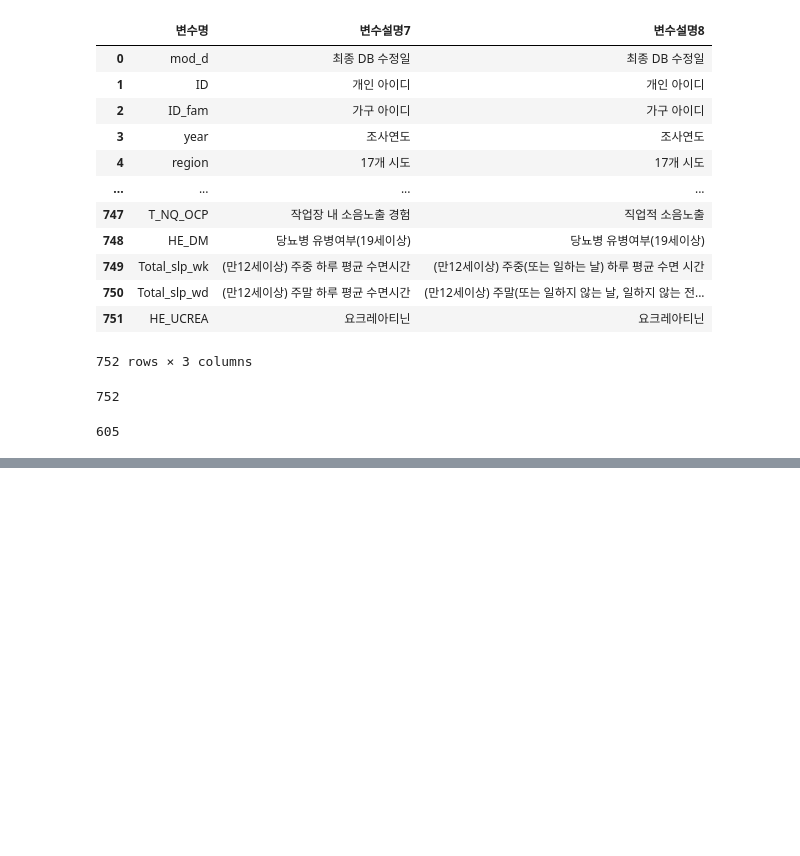
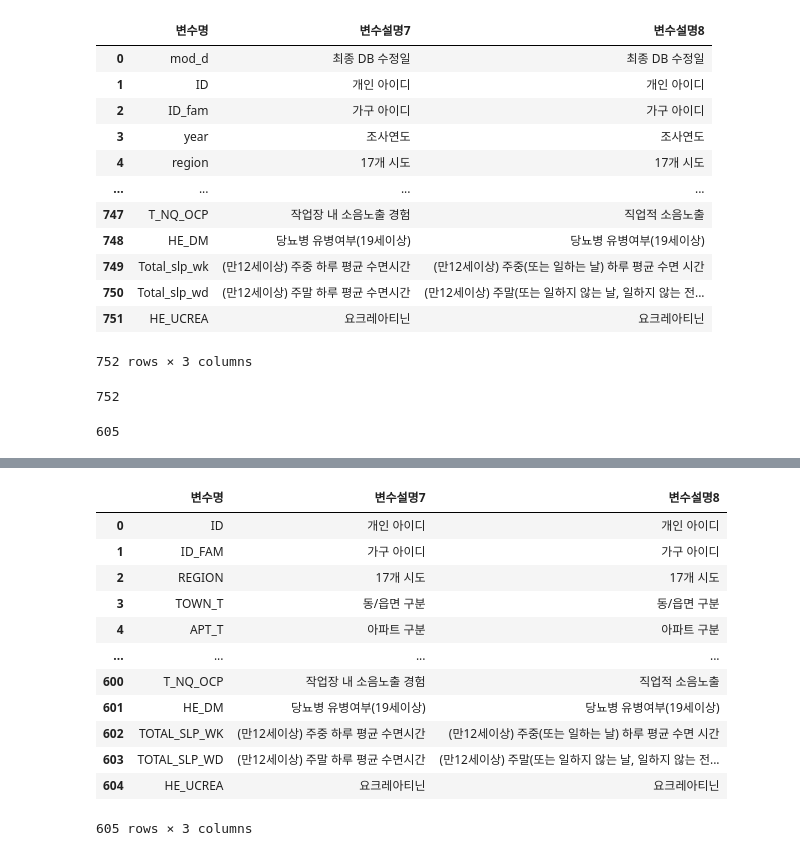
Before and after one commit to knu-final-project/sas_view, a Jupyter notebook: data/junyoung.ipynb, the cells around one changed output, grey strips where cells are left out. Drawn from its saved outputs; the diff is of its cells as text; code cells hidden in the pictures; blank space fills up the shorter version.

```diff
--- a/data/junyoung.ipynb
+++ b/data/junyoung.ipynb
@@ -125,0 +154,26 @@ len(index_list)
+# %%
+# new_columns(실제 사용된 컬럼만 추출한 변수설명서) 대문자화
+upper_columns = []
+for i in new_columns['변수명'].values:
+    upper_columns.append(i.upper())
+
+upper_columns
+new_columns['변수명'] = upper_columns
+new_columns = new_columns.reset_index()
+# %%
+new_columns = new_columns.drop(['index'], axis=1)
+new_columns
+# %% [output]
+|  | 변수명 | 변수설명7 | 변수설명8 |
+| 0 | ID | 개인 아이디 | 개인 아이디 |
+| 1 | ID_FAM | 가구 아이디 | 가구 아이디 |
+| 2 | REGION | 17개 시도 | 17개 시도 |
+| 3 | TOWN_T | 동/읍면 구분 | 동/읍면 구분 |
+| 4 | APT_T | 아파트 구분 | 아파트 구분 |
+| ... | ... | ... | ... |
+| 600 | T_NQ_OCP | 작업장 내 소음노출 경험 | 직업적 소음노출 |
+| 601 | HE_DM | 당뇨병 유병여부(19세이상) | 당뇨병 유병여부(19세이상) |
+| 602 | TOTAL_SLP_WK | (만12세이상) 주중 하루 평균 수면시간 | (만12세이상) 주중(또는 일하는 날) 하루 평균 수면 시간 |
+| 603 | TOTAL_SLP_WD | (만12세이상) 주말 하루 평균 수면시간 | (만12세이상) 주말(또는 일하지 않는 날, 일하지 않는 전... |
+| 604 | HE_UCREA | 요크레아티닌 | 요크레아티닌 |
+605 rows × 3 columns
```
Also changed, not shown: parts of 12 cells of this notebook, 1 other file.
